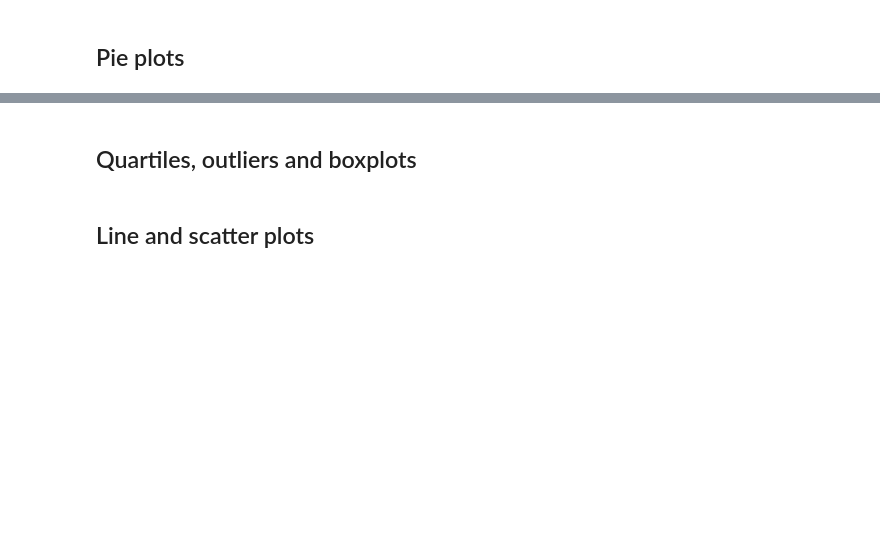
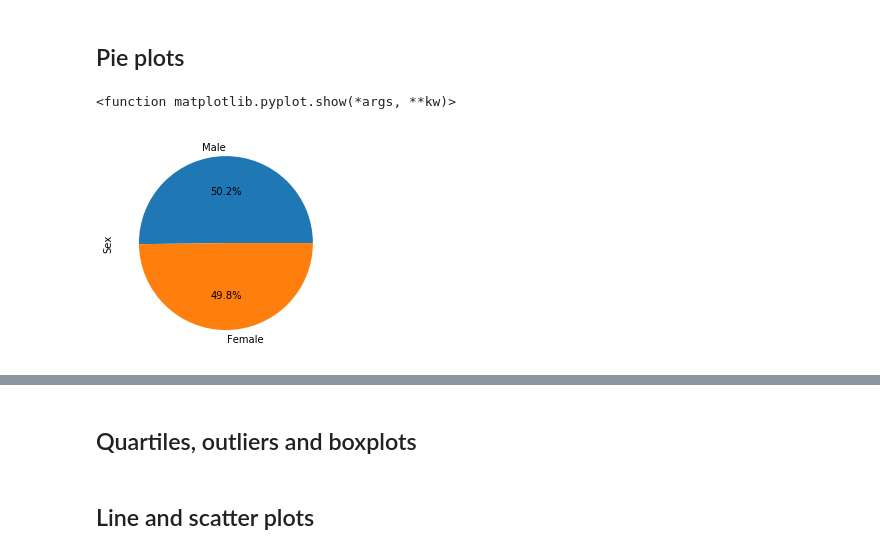
Before and after one commit to momado350/matplotlib_challenge, a Jupyter notebook: pymaceuticals_starter.ipynb, the cells around one changed output, grey strips where cells are left out. Cells and saved outputs as stored; diff of their text form; code cells hidden in the pictures; blank space fills up the shorter version.

```diff
--- a/pymaceuticals_starter.ipynb
+++ b/pymaceuticals_starter.ipynb
@@ -143,5 +109,13 @@ AttributeError: 'SeriesGroupBy' object has no attribute 'Drug'
 ## Pie plots
 # %%
 # Generate a pie plot showing the distribution of female versus male mice using pandas
+df = mouse_metadata["Sex"].value_counts()
+
+
+df.plot(kind="pie", autopct="%1.1f%%" )
+plt.show
+# %% [output]
+<function matplotlib.pyplot.show(*args, **kw)>
+[figure, added]
 # %%
 # Generate a pie plot showing the distribution of female versus male mice using pyplot
```
Also changed, not shown: parts of 11 cells of this notebook.
